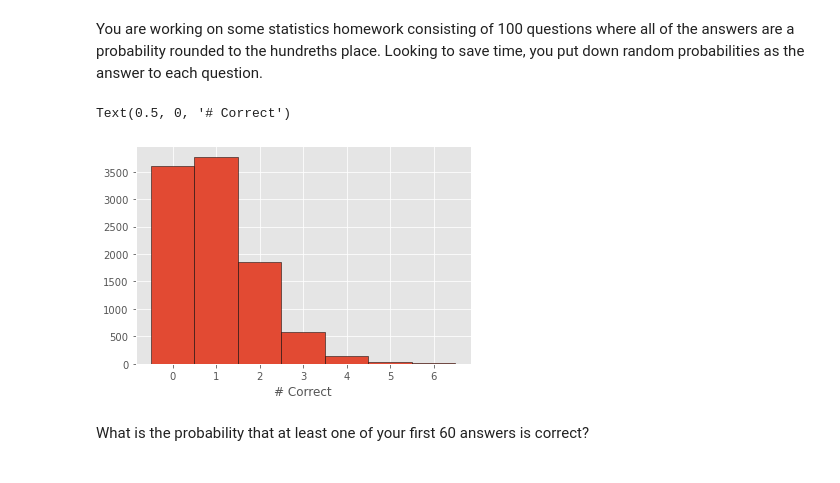
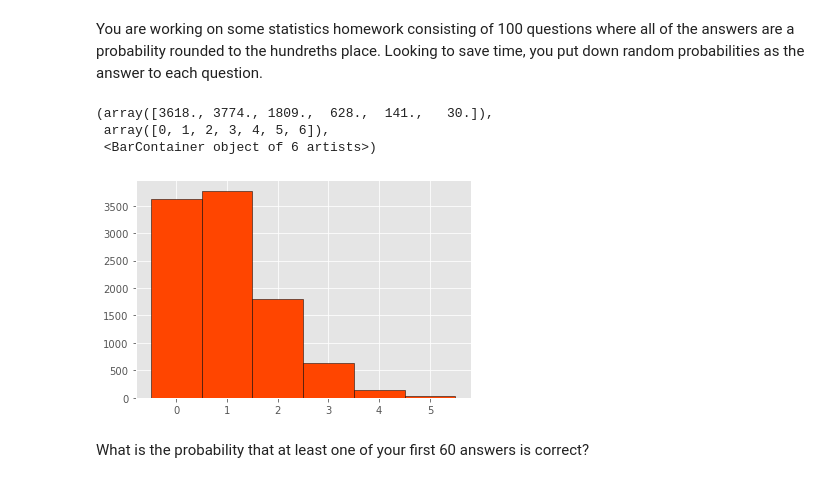
Before and after one commit to ChrisTeceno/statistics-exercises, a Jupyter notebook: probability_distributions.ipynb, the cells around one changed output. Cells and saved outputs as stored; diff of their text form; code cells hidden in the pictures.

```diff
--- a/probability_distributions.ipynb
+++ b/probability_distributions.ipynb
@@ -157,14 +157,15 @@ temp_index = click_throughs2.index[click_throughs2.values==97].tolist()
 # %% [markdown]
 
 You are working on some statistics homework consisting of 100 questions where all of the answers are a probability rounded to the hundreths place. Looking to save time, you put down random probabilities as the answer to each question.
-# %%
-f, bins = np.histogram(correct_answers, bins=[0,1,2,3,4,5,6,7])
-
-plt.bar(bins[:-1], f, width= 1, edgecolor='black')
-plt.xlabel('# Correct')
-# %% [output]
-Text(0.5, 0, '# Correct')
-[figure, removed]
+# %%
+correct_answers = pd.Series(stats.binom(100,.01).rvs(10000)).sort_values().reset_index(drop=True)
+# %%
+plt.hist(correct_answers, bins = range(7), color = 'orangered', align= 'left', edgecolor = 'black')
+# %% [output]
+(array([3618., 3774., 1809.,  628.,  141.,   30.]),
+ array([0, 1, 2, 3, 4, 5, 6]),
+ <BarContainer object of 6 artists>)
+[figure, added]
 # %% [markdown]
 
 What is the probability that at least one of your first 60 answers is correct?
```
